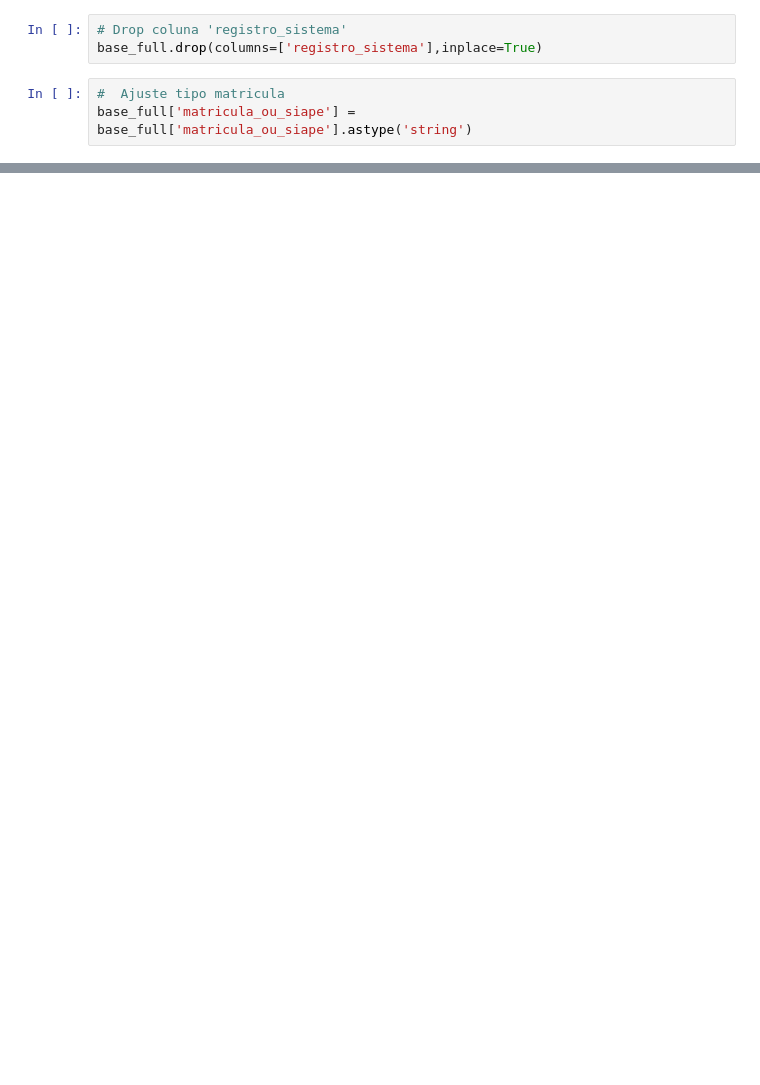
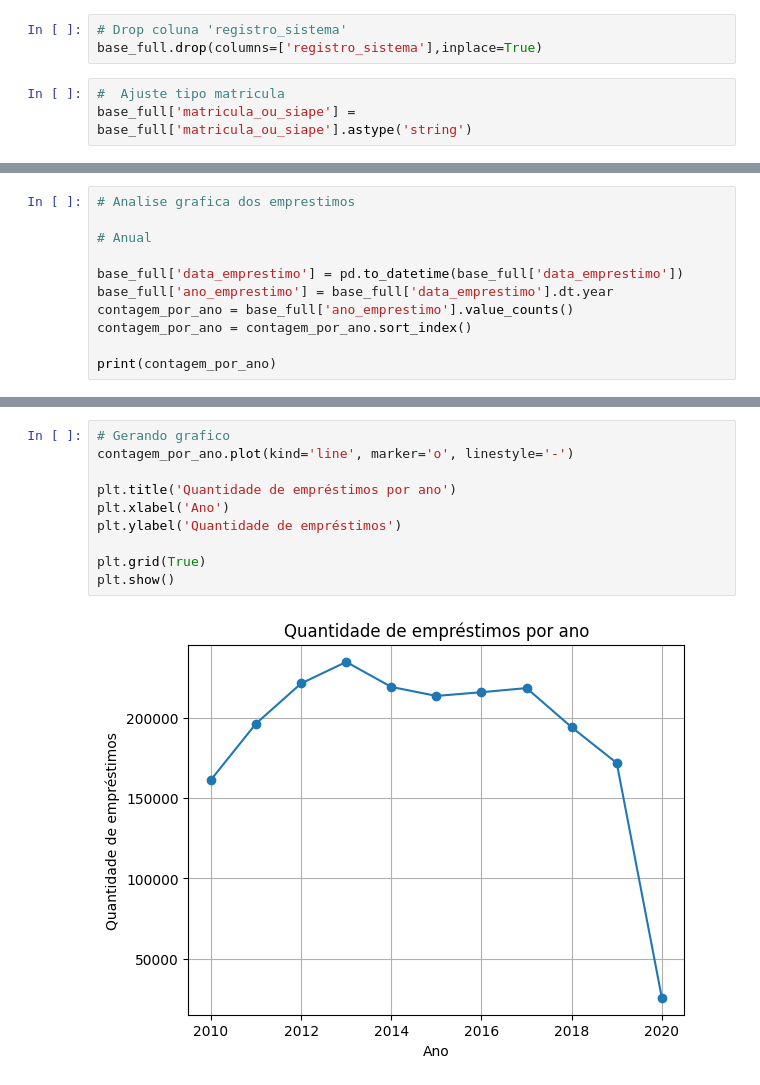
Before and after one commit to bernardonacif/7_Days_of_Code_Alura-Python-Pandas, a Jupyter notebook: desafio.ipynb, the cells around one changed output, grey strips where cells are left out. Drawn from its saved outputs; the diff is of its cells as text; blank space fills up the shorter version.

```diff
--- a/desafio.ipynb
+++ b/desafio.ipynb
@@ -132,0 +187,11 @@ base_full.head()
+# %%
+# Analise grafica dos emprestimos
+
+# Anual
+
+base_full['data_emprestimo'] = pd.to_datetime(base_full['data_emprestimo'])
+base_full['ano_emprestimo'] = base_full['data_emprestimo'].dt.year
+contagem_por_ano = base_full['ano_emprestimo'].value_counts()
+contagem_por_ano = contagem_por_ano.sort_index()
+
+print(contagem_por_ano)
@@ -132,0 +212,12 @@ base_full.head()
+# %%
+# Gerando grafico
+contagem_por_ano.plot(kind='line', marker='o', linestyle='-')
+
+plt.title('Quantidade de empréstimos por ano')
+plt.xlabel('Ano')
+plt.ylabel('Quantidade de empréstimos')
+
+plt.grid(True)
+plt.show()
+# %% [output]
+[figure, added]
```
Also changed, not shown: parts of 10 cells of this notebook, 2 other files.
